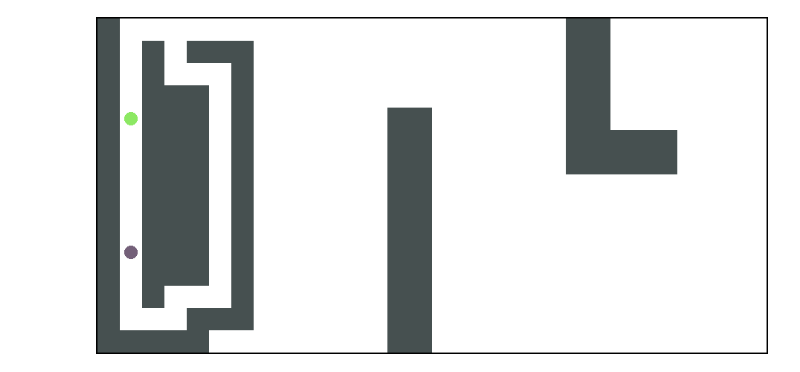
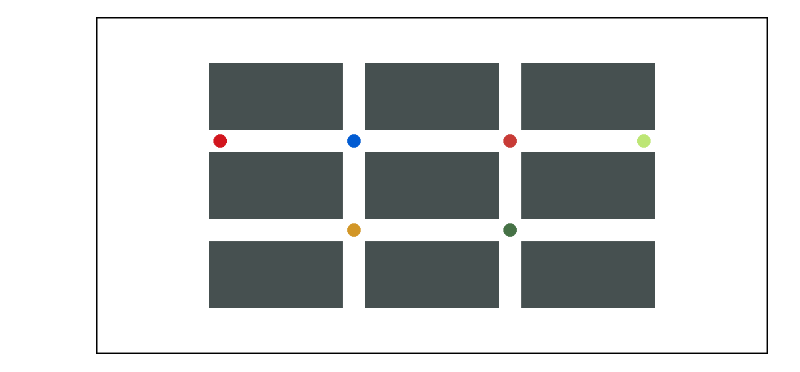
Before and after one commit to Maxon081102/CBSLab, a Jupyter notebook: testCBS.ipynb, the cells around one changed output. Drawn from its saved outputs; the diff is of its cells as text; code cells hidden in the pictures.

```diff
--- a/testCBS.ipynb
+++ b/testCBS.ipynb
@@ -1,6 +1,6 @@
 # %%
 from testsCBS import test_cbs_on_map, test_cbs_on_map_dynamic
 # %%
-test_cbs_on_map_dynamic(2, 0)
+test_cbs_on_map_dynamic(3, 0)
 # %% [output]
-[figure, old version]
+[figure, new version]
```
Also changed, not shown: 32 other files.
